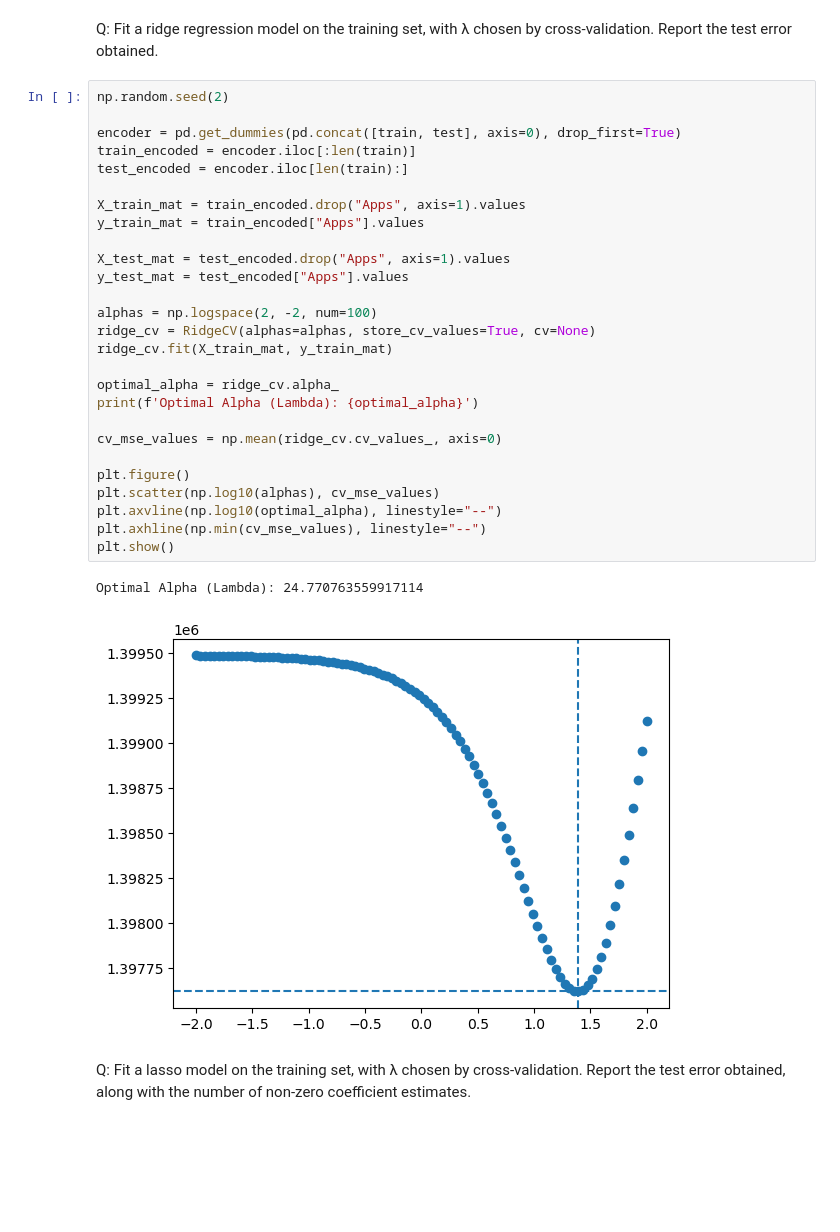
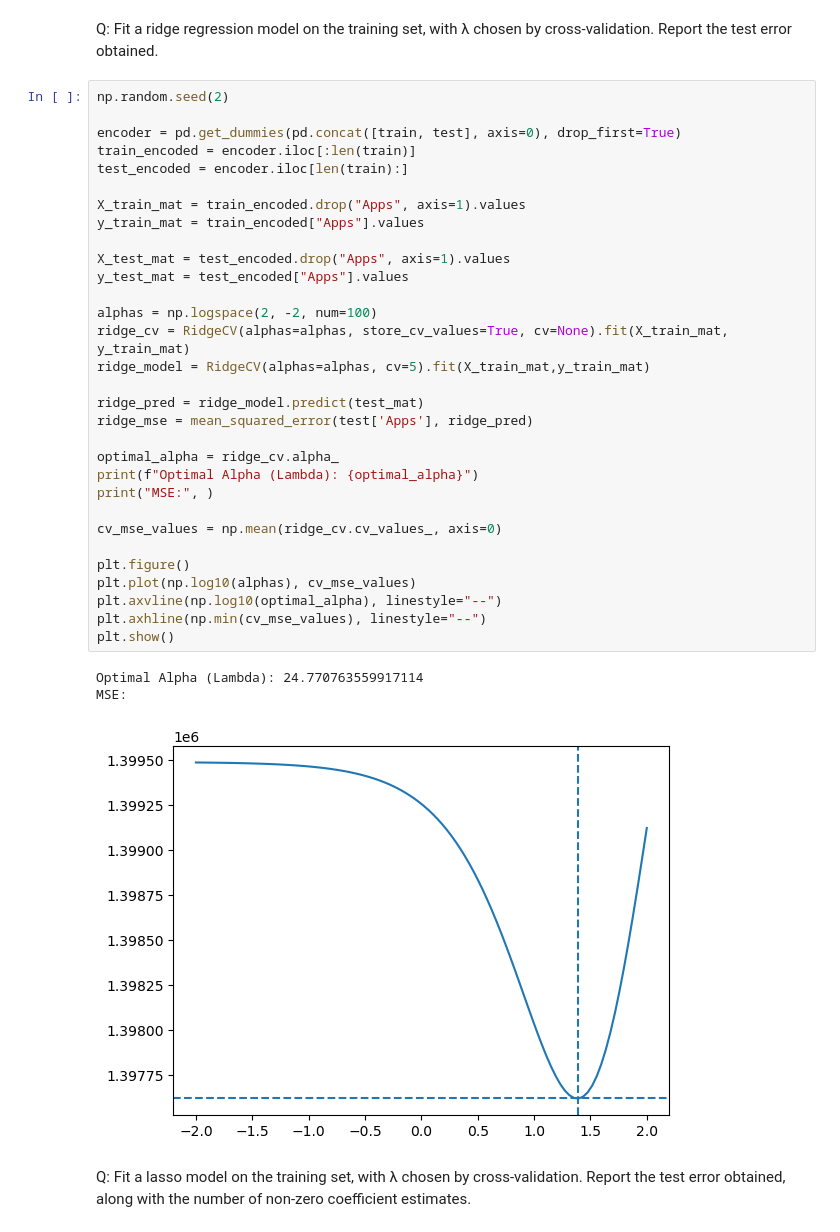
Before and after one commit to TheMerkh/ISLR, a Jupyter notebook: 6°Chapter/9-Exercise/Solved.ipynb, the cells around one changed output. Cells and saved outputs as stored; diff of their text form; blank space fills up the shorter version.

```diff
--- a/6°Chapter/9-Exercise/Solved.ipynb
+++ b/6°Chapter/9-Exercise/Solved.ipynb
@@ -70,33 +71,38 @@ Q: Fit a ridge regression model on the training set, with λ chosen by cross-val
 # %%
 np.random.seed(2)
 
 encoder = pd.get_dummies(pd.concat([train, test], axis=0), drop_first=True)
 train_encoded = encoder.iloc[:len(train)]
 test_encoded = encoder.iloc[len(train):]
 
 X_train_mat = train_encoded.drop("Apps", axis=1).values
 y_train_mat = train_encoded["Apps"].values
 
 X_test_mat = test_encoded.drop("Apps", axis=1).values
 y_test_mat = test_encoded["Apps"].values
 
 alphas = np.logspace(2, -2, num=100)
-ridge_cv = RidgeCV(alphas=alphas, store_cv_values=True, cv=None)
-ridge_cv.fit(X_train_mat, y_train_mat)
+ridge_cv = RidgeCV(alphas=alphas, store_cv_values=True, cv=None).fit(X_train_mat, y_train_mat)
+ridge_model = RidgeCV(alphas=alphas, cv=5).fit(X_train_mat,y_train_mat)
+
+ridge_pred = ridge_model.predict(test_mat)
+ridge_mse = mean_squared_error(test['Apps'], ridge_pred)
 
 optimal_alpha = ridge_cv.alpha_
-print(f'Optimal Alpha (Lambda): {optimal_alpha}')
+print(f"Optimal Alpha (Lambda): {optimal_alpha}")
+print("MSE:", )
 
 cv_mse_values = np.mean(ridge_cv.cv_values_, axis=0)
 
 plt.figure()
-plt.scatter(np.log10(alphas), cv_mse_values)
+plt.plot(np.log10(alphas), cv_mse_values)
 plt.axvline(np.log10(optimal_alpha), linestyle="--")
 plt.axhline(np.min(cv_mse_values), linestyle="--")
 plt.show()
 # %% [output]
 Optimal Alpha (Lambda): 24.770763559917114
+MSE:
-[figure, old version]
+[figure, new version]
 # %% [markdown]
 Q: Fit a lasso model on the training set, with λ chosen by cross-validation. Report the test error obtained, along with the number of non-zero coefficient estimates.
 # %%
```
Also changed, not shown: parts of 7 cells of this notebook.
